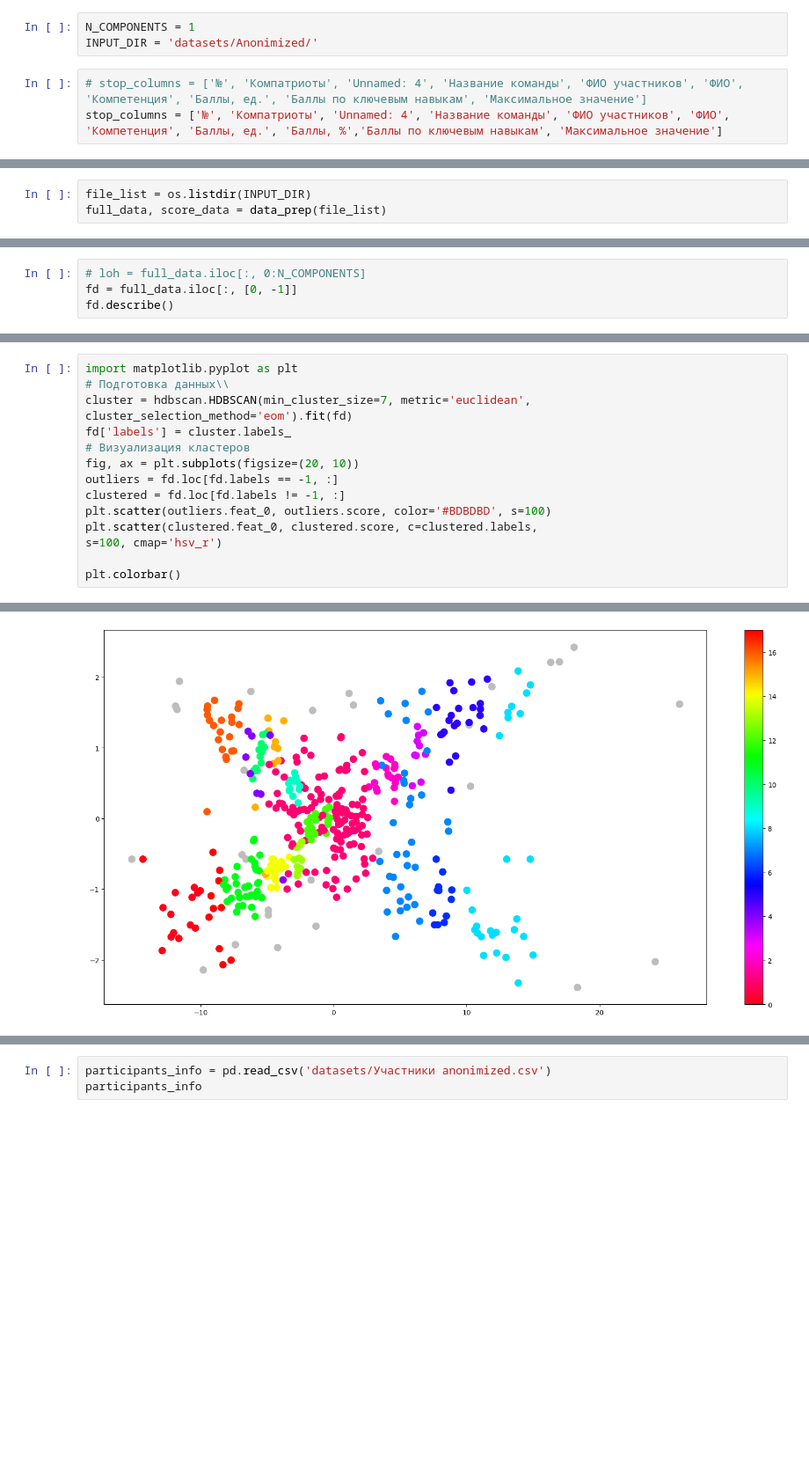
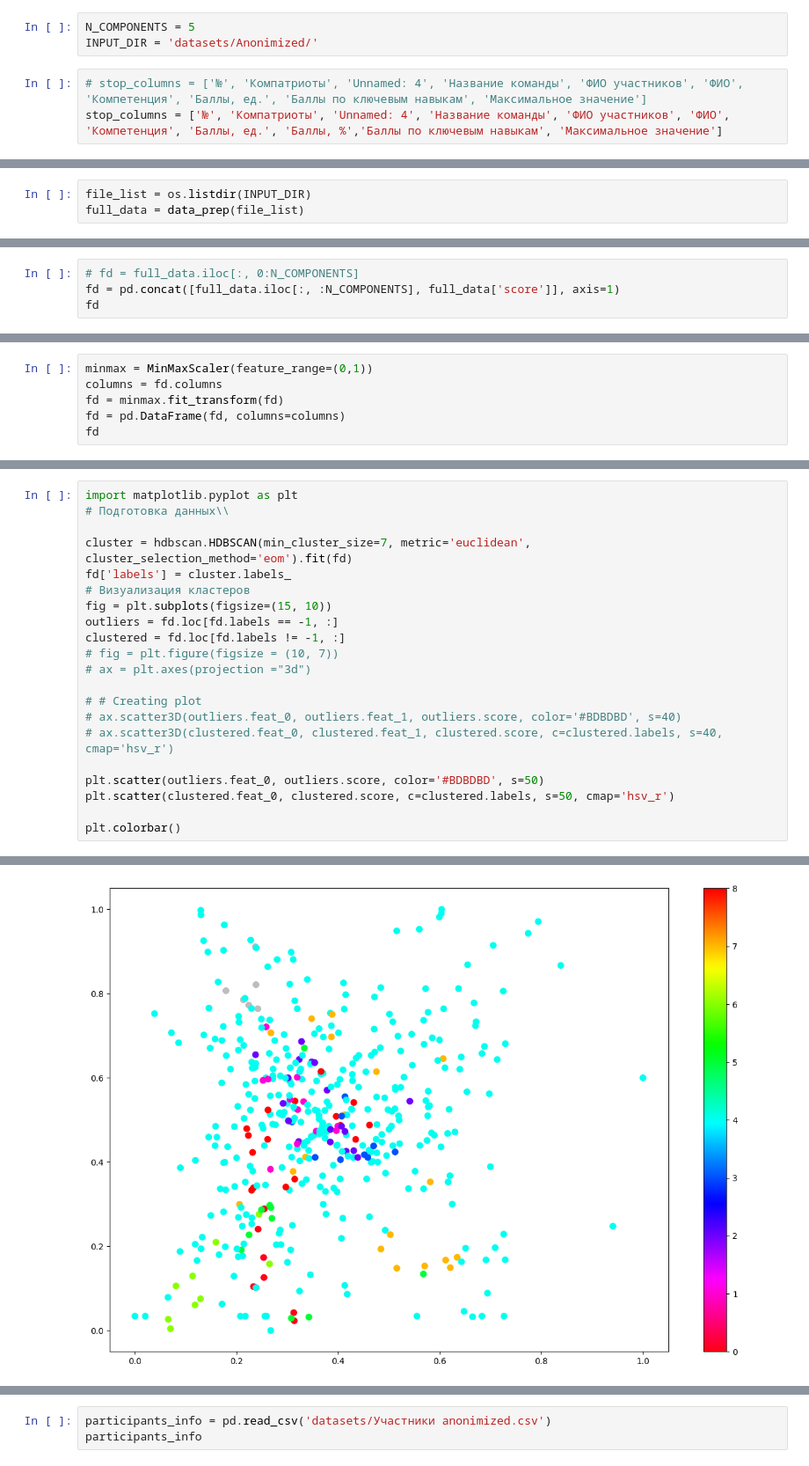
Before and after one commit to TiffanyICIS/HACKS_AI_hackathon_2023, a Jupyter notebook: solution.ipynb, the cells around one changed output, grey strips where cells are left out. Shown at 88% size. Saved outputs shown, nothing was run; the diff lists cells and outputs as text; blank space fills up the shorter version.

Commit message:
extracted data for dashboards

```diff
--- a/solution.ipynb
+++ b/solution.ipynb
@@ -11,6 +13,6 @@ import umap
 import seaborn as sns
 # %%
-N_COMPONENTS = 1
+N_COMPONENTS = 5
 INPUT_DIR = 'datasets/Anonimized/'
 # %%
 # stop_columns = ['№', 'Компатриоты', 'Unnamed: 4', 'Название команды', 'ФИО участников', 'ФИО', 'Компетенция', 'Баллы, ед.', 'Баллы по ключевым навыкам', 'Максимальное значение']
@@ -57,6 +73,6 @@ def data_prep(files_names):
 # %%
 file_list = os.listdir(INPUT_DIR)
-full_data, score_data = data_prep(file_list)
+full_data = data_prep(file_list)
 # %%
 full_data
 # %% [output]
@@ -92,5 +92,5 @@ score_data
 # %%
-# loh = full_data.iloc[:, 0:N_COMPONENTS]
-fd = full_data.iloc[:, [0, -1]]
-fd.describe()
+# fd = full_data.iloc[:, 0:N_COMPONENTS]
+fd = pd.concat([full_data.iloc[:, :N_COMPONENTS], full_data['score']], axis=1)
+fd
 # %% [output]
@@ -105,0 +110,6 @@ fd.describe()
+# %%
+minmax = MinMaxScaler(feature_range=(0,1))
+columns = fd.columns
+fd = minmax.fit_transform(fd)
+fd = pd.DataFrame(fd, columns=columns)
+fd
@@ -106,15 +130,22 @@ fd.describe()
 # %%
 import matplotlib.pyplot as plt
 # Подготовка данных\\
+
 cluster = hdbscan.HDBSCAN(min_cluster_size=7, metric='euclidean', cluster_selection_method='eom').fit(fd)
 fd['labels'] = cluster.labels_
 # Визуализация кластеров
-fig, ax = plt.subplots(figsize=(20, 10))
+fig = plt.subplots(figsize=(15, 10))
 outliers = fd.loc[fd.labels == -1, :]
 clustered = fd.loc[fd.labels != -1, :]
-plt.scatter(outliers.feat_0, outliers.score, color='#BDBDBD', s=100)
-plt.scatter(clustered.feat_0, clustered.score, c=clustered.labels,
-s=100, cmap='hsv_r')
+# fig = plt.figure(figsize = (10, 7))
+# ax = plt.axes(projection ="3d")
+
+# # Creating plot
+# ax.scatter3D(outliers.feat_0, outliers.feat_1, outliers.score, color='#BDBDBD', s=40)
+# ax.scatter3D(clustered.feat_0, clustered.feat_1, clustered.score, c=clustered.labels, s=40, cmap='hsv_r')
+
+plt.scatter(outliers.feat_0, outliers.score, color='#BDBDBD', s=50)
+plt.scatter(clustered.feat_0, clustered.score, c=clustered.labels, s=50, cmap='hsv_r')
 
 plt.colorbar()
 # %% [output]
@@ -127,2 +153,2 @@ See the caveats in the documentation: https://pandas.pydata.org/pandas-docs/stab
-[figure, old version]
+[figure, new version]
 # %%
```
Also changed, not shown: parts of 24 cells of this notebook, 6 other files.
